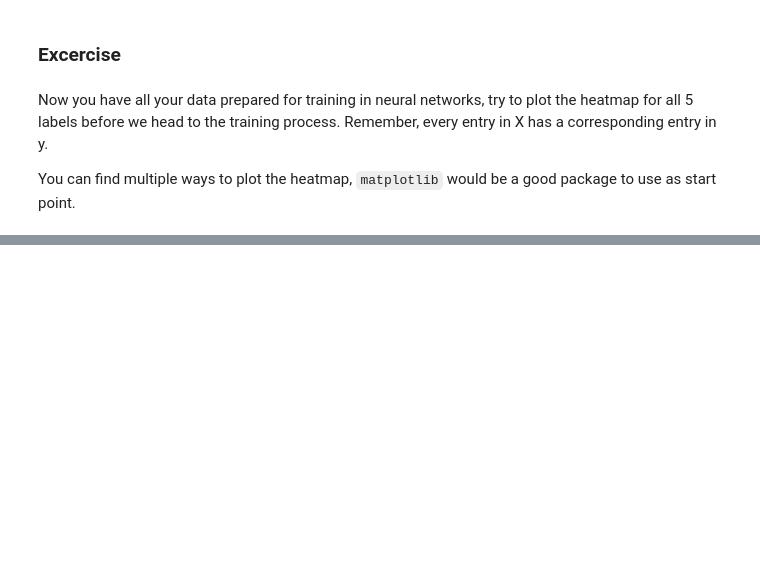
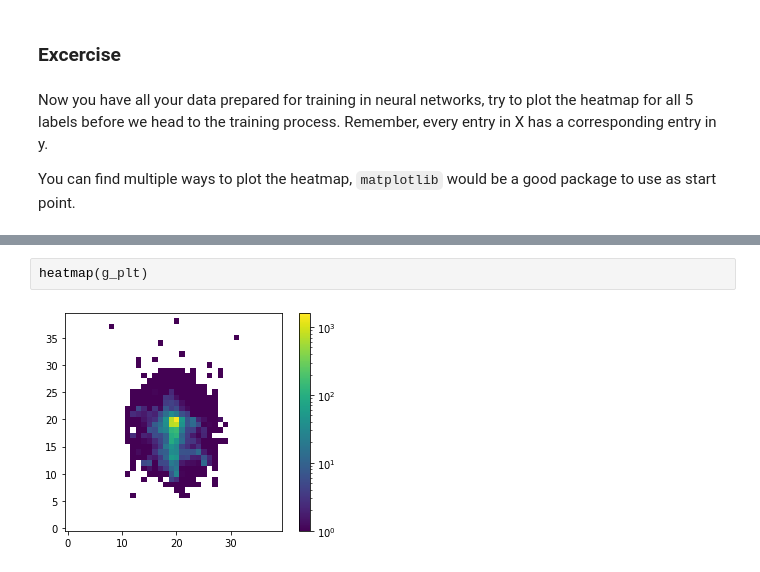
Before and after one commit to Noam-91/EPE_Dec_2020_Data_Preprocessing, a Jupyter notebook: Common Skills.ipynb, the cells around one changed output, grey strips where cells are left out. Cells and saved outputs as stored; diff of their text form; blank space fills up the shorter version.

```diff
--- a/Common Skills.ipynb
+++ b/Common Skills.ipynb
@@ -226,0 +353,4 @@ import matplotlib.pyplot as plt
+# %%
+heatmap(g_plt)
+# %% [output]
+[figure, added]
```
Also changed, not shown: parts of 27 cells of this notebook, 9 other files.
